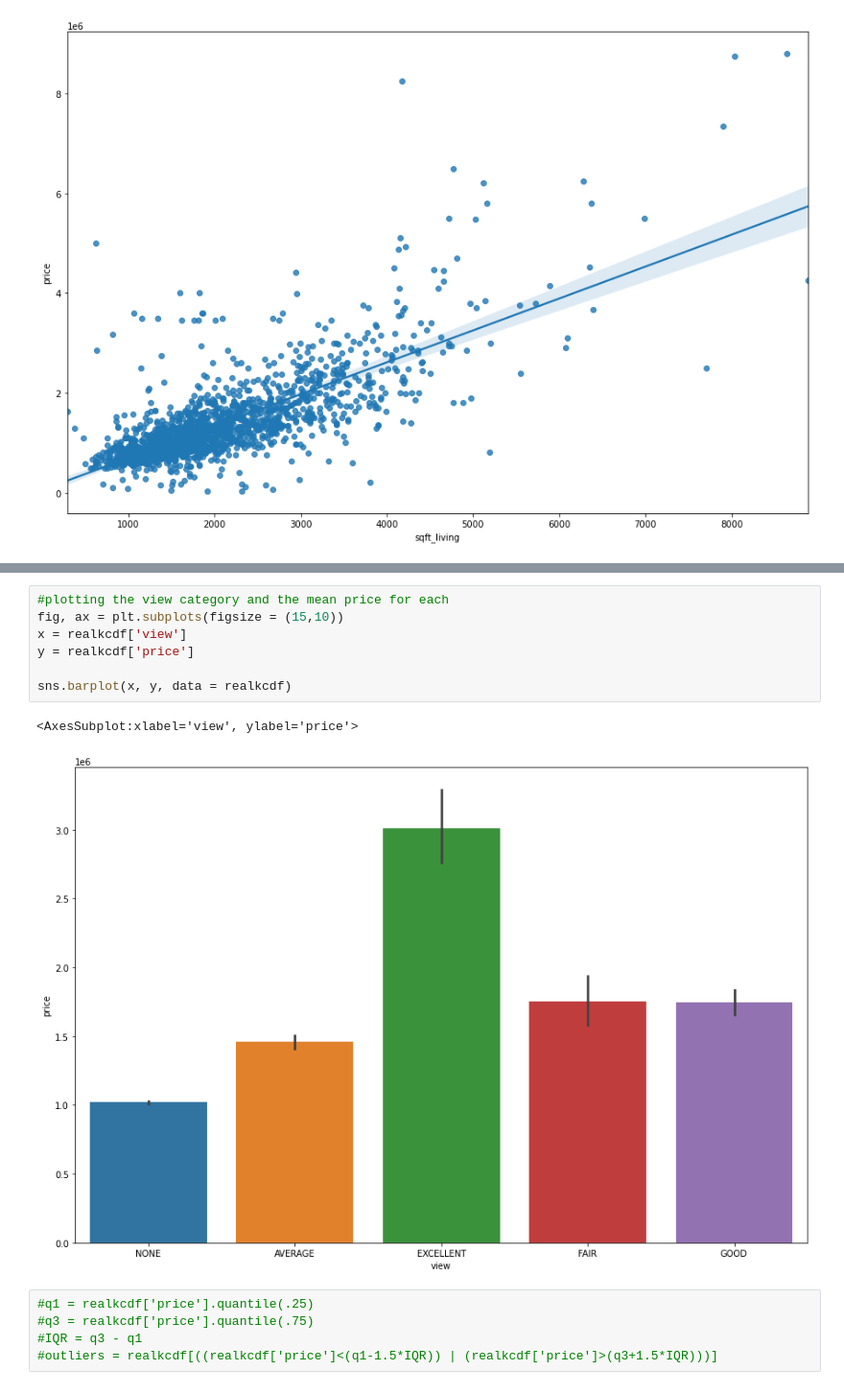
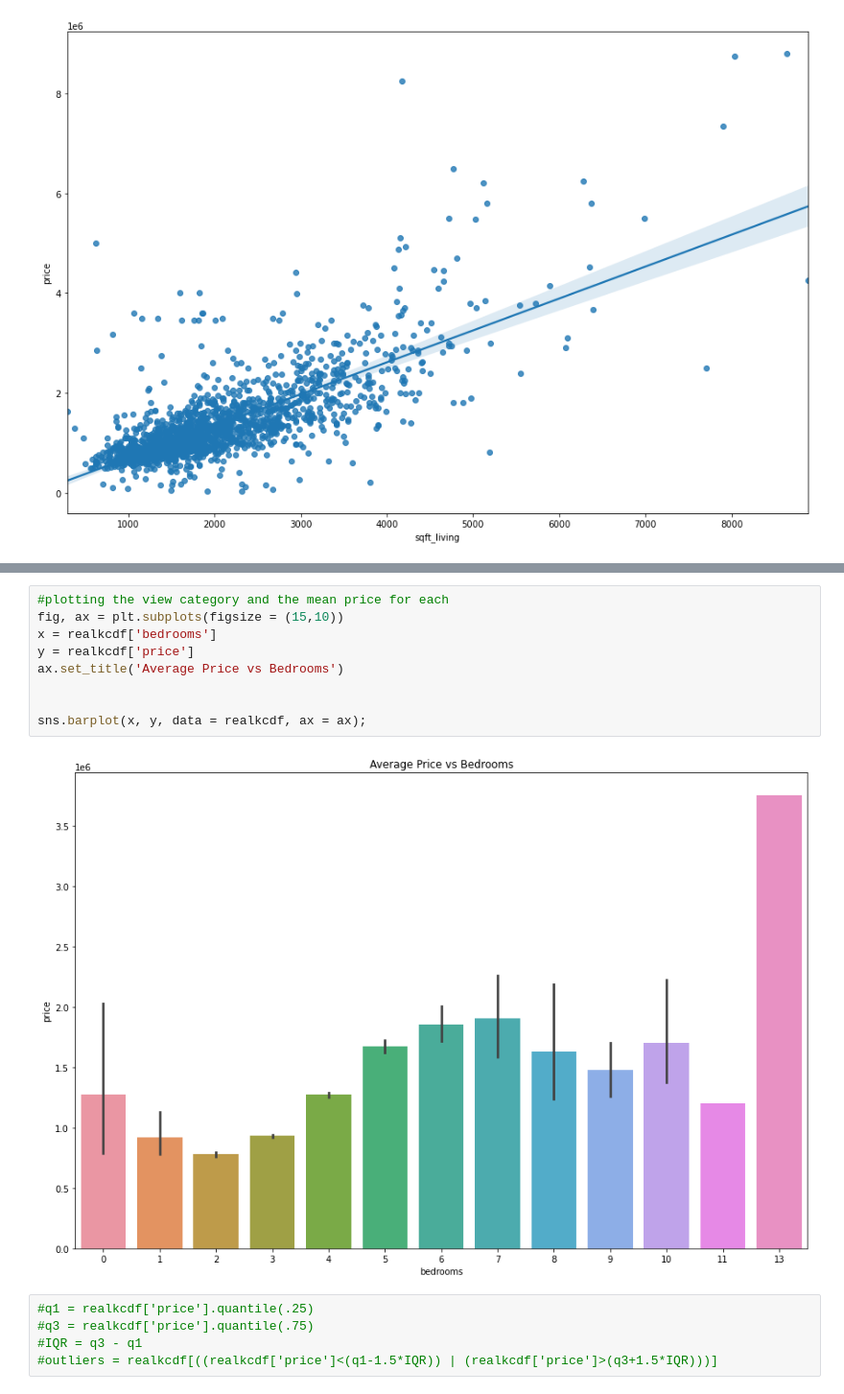
Before and after one commit to ewestrich/King-County-House-Sales, a Jupyter notebook: Daniel/project 2 .ipynb, the cells around one changed output, grey strips where cells are left out. Shown at 96% size. Drawn from its saved outputs; the diff is of its cells as text.

```diff
--- a/Daniel/project 2 .ipynb
+++ b/Daniel/project 2 .ipynb
@@ -117,13 +122,14 @@ sns.scatterplot(x = x, y = y, hue = hue, palette = 'deep', size = size, ax=ax);
 # %%
 #plotting the view category and the mean price for each
 fig, ax = plt.subplots(figsize = (15,10))
-x = realkcdf['view']
+x = realkcdf['bedrooms']
 y = realkcdf['price']
+ax.set_title('Average Price vs Bedrooms')
 
-sns.barplot(x, y, data = realkcdf)
+
+sns.barplot(x, y, data = realkcdf, ax = ax);
 # %% [output]
-<AxesSubplot:xlabel='view', ylabel='price'>
-[figure, old version]
+[figure, new version]
 # %%
 #q1 = realkcdf['price'].quantile(.25)
 #q3 = realkcdf['price'].quantile(.75)
```
Also changed, not shown: parts of 63 cells of this notebook.
